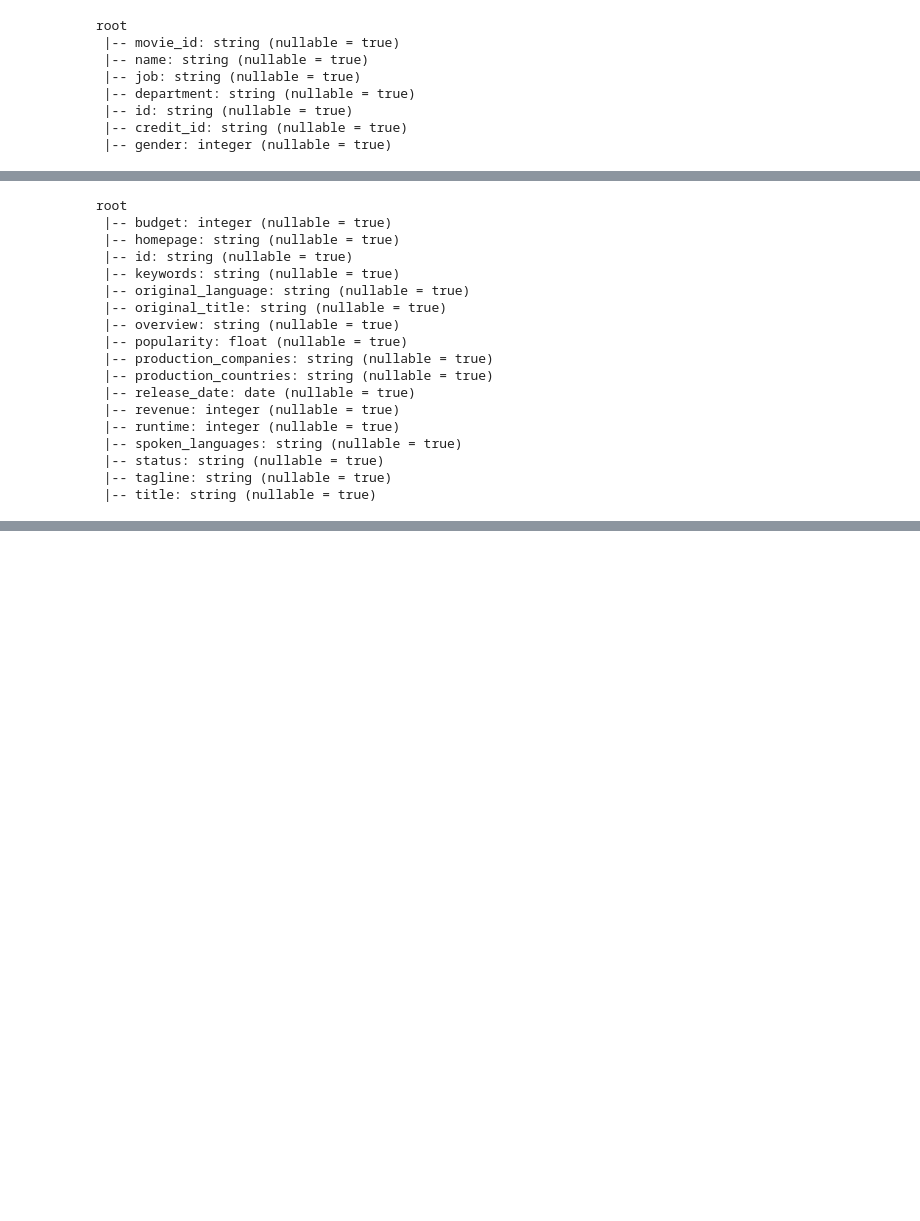
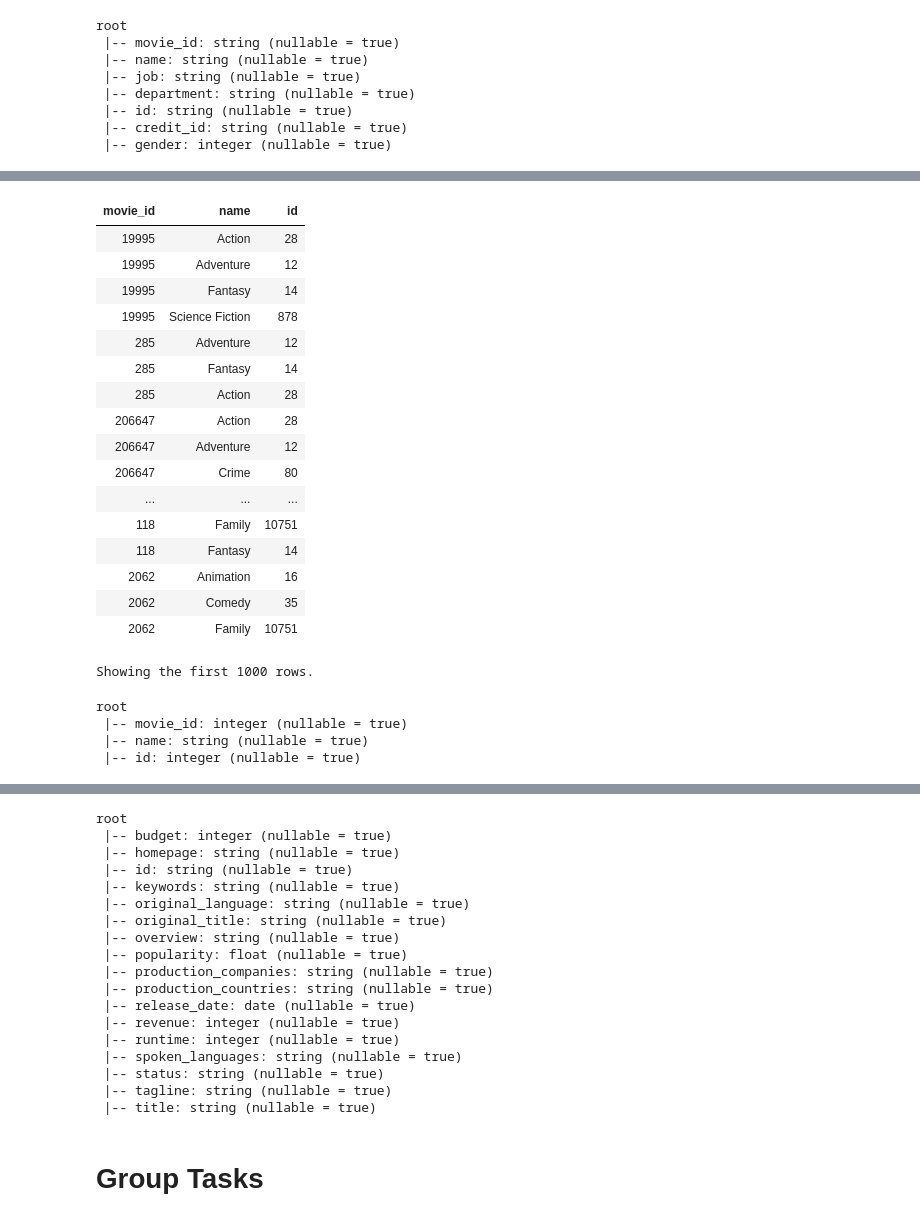
Before and after one commit to timo282/Big_Data_Storage-Movie_Ratings, a Jupyter notebook: Exam_Big_Data_Storage_Notebook.ipynb, the cells around one changed output, grey strips where cells are left out. Cells and saved outputs as stored; diff of their text form; code cells hidden in the pictures; blank space fills up the shorter version.

Commit message:
Fixes bug with genres table

```diff
--- a/Exam_Big_Data_Storage_Notebook.ipynb
+++ b/Exam_Big_Data_Storage_Notebook.ipynb
@@ -1,5 +1,5 @@
 # %%
-df_movies_in = spark.read.format("csv").option("header", "true").option("escape",'"').load("dbfs:/FileStore/shared_uploads/tiheiss@gmail.com/groupC/groupC/movies_groupC.csv")
+df_movies_in = spark.read.format("csv").option("header", "true").option("escape",'"').option("mode", "DROPMALFORMED").load("dbfs:/FileStore/shared_uploads/tiheiss@gmail.com/groupC/groupC/movies_groupC.csv")
 df_credits_in = spark.read.format("csv").option("header", "true").option("escape",'"').load("dbfs:/FileStore/shared_uploads/tiheiss@gmail.com/groupC/groupC/credits_groupC.csv")
 df_recommendations_in = spark.read.format("csv").option("header", "true").load("dbfs:/FileStore/shared_uploads/tiheiss@gmail.com/groupC/groupC/recommendations_groupC.csv")
 # df_movies_in.display()
@@ -113,33 +90,39 @@ df_movies_in.display()
 # %%
 # Pre-Processing:
 # movies dataframe
 
+import ast
 from pyspark.sql.types import DateType
 
-# df_genres = df_movies_in.rdd.map(lambda x: (x[3],json.loads(x[1].replace('\"id\":','\"id\":\"').replace(', \"name\"','\", \"name\"')))).toDF(["movie_id", "genres"])
-# df_genres = df_genres.select(df_genres.movie_id,explode(df_genres.genres)).rdd.map(lambda x: (x[0], x[1]["name"], x[1]["id"])).toDF(["movie_id", "name", "id"])
-# df_genres = df_genres.withColumn("movie_id",df_genres.movie_id.cast('int')).withColumn("id",df_genres.id.cast('int'))
-# df_genres.display()
-# df_genres.printSchema()
-df_movies = df_movies.drop("genres")
+df_genres = df_movies_in.withColumnRenamed("id", "movie_id").rdd.map(lambda x: (x[3], ast.literal_eval(x[1].replace('\"id\": ','\"id\": \"').replace(', \"name\"','\", \"name\"')))).toDF(["movie_id", "genres"])
+df_genres = df_genres.select(df_genres.movie_id,explode(df_genres.genres)).rdd.map(lambda x: (x[0], x[1]["name"], x[1]["id"])).toDF(["movie_id", "name", "id"])
+df_genres = df_genres.withColumn("movie_id",df_genres.movie_id.cast('int')).withColumn("id",df_genres.id.cast('int'))
+df_genres.display()
+df_genres.printSchema()
+df_movies = df_movies_in.drop("genres")
 df_movies = df_movies.withColumn("budget",df_movies.budget.cast('int')).withColumn("popularity",df_movies.popularity.cast('float')).withColumn("revenue",df_movies.revenue.cast('int')).withColumn("runtime",df_movies.runtime.cast('int')).withColumn("release_date",df_movies.release_date.cast(DateType()))
+df_movies.display()
 df_movies.printSchema()
 # %% [output]
+| movie_id | name | id |
+| 19995 | Action | 28 |
+| 19995 | Adventure | 12 |
+| 19995 | Fantasy | 14 |
+| 19995 | Science Fiction | 878 |
+| 285 | Adventure | 12 |
+| 285 | Fantasy | 14 |
+| 285 | Action | 28 |
+| 206647 | Action | 28 |
+| 206647 | Adventure | 12 |
+| 206647 | Crime | 80 |
+| ... | ... | ... |
+| 118 | Family | 10751 |
+| 118 | Fantasy | 14 |
+| 2062 | Animation | 16 |
+| 2062 | Comedy | 35 |
+| 2062 | Family | 10751 |
-root
- |-- budget: integer (nullable = true)
- |-- homepage: string (nullable = true)
- |-- id: string (nullable = true)
- |-- keywords: string (nullable = true)
- |-- original_language: string (nullable = true)
- |-- original_title: string (nullable = true)
- |-- overview: string (nullable = true)
- |-- popularity: float (nullable = true)
- |-- production_companies: string (nullable = true)
- |-- production_countries: string (nullable = true)
- |-- release_date: date (nullable = true)
- |-- revenue: integer (nullable = true)
- |-- runtime: integer (nullable = true)
- |-- spoken_languages: string (nullable = true)
- |-- status: string (nullable = true)
- |-- tagline: string (nullable = true)
- |-- title: string (nullable = true)
+Showing the first 1000 rows.
+root
+ |-- movie_id: integer (nullable = true)
+ |-- name: string (nullable = true)
+ |-- id: integer (nullable = true)
@@ -146,3 +130,21 @@ root
+root
+ |-- budget: integer (nullable = true)
+ |-- homepage: string (nullable = true)
+ |-- id: string (nullable = true)
+ |-- keywords: string (nullable = true)
+ |-- original_language: string (nullable = true)
+ |-- original_title: string (nullable = true)
+ |-- overview: string (nullable = true)
+ |-- popularity: float (nullable = true)
+ |-- production_companies: string (nullable = true)
+ |-- production_countries: string (nullable = true)
+ |-- release_date: date (nullable = true)
+ |-- revenue: integer (nullable = true)
+ |-- runtime: integer (nullable = true)
+ |-- spoken_languages: string (nullable = true)
+ |-- status: string (nullable = true)
+ |-- tagline: string (nullable = true)
+ |-- title: string (nullable = true)
 # %%
 df_movies.write.mode('overwrite').parquet("/tmp/out/movies.parquet")
 df_cast.write.mode('overwrite').parquet("/tmp/out/cast.parquet")
@@ -157,0 +160,2 @@ df_recommendations = spark.read.parquet("/tmp/out/recommendations.parquet")
+# %% [markdown]
+# Group Tasks
```
Also changed, not shown: parts of 7 cells of this notebook.
